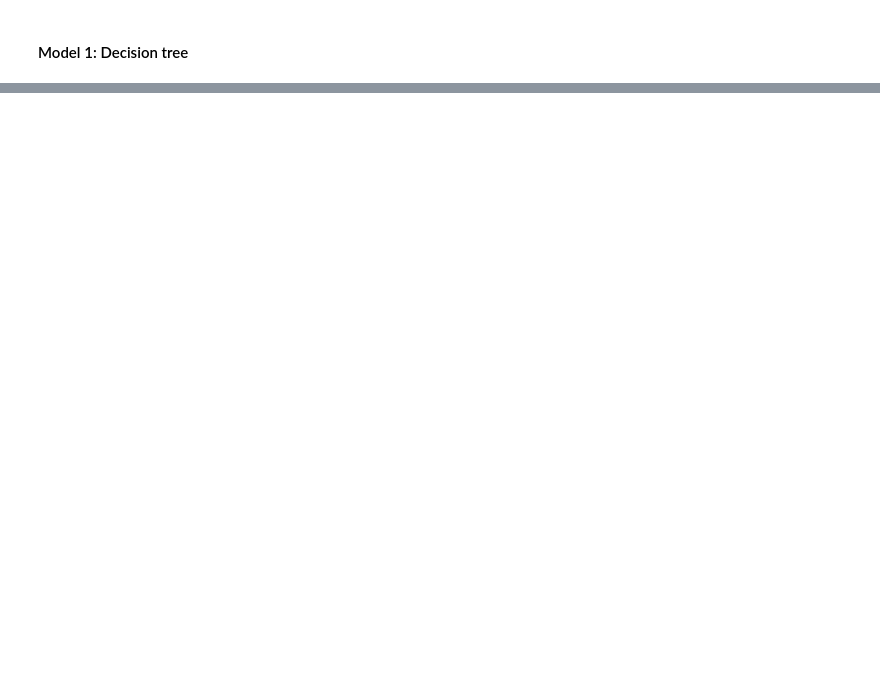
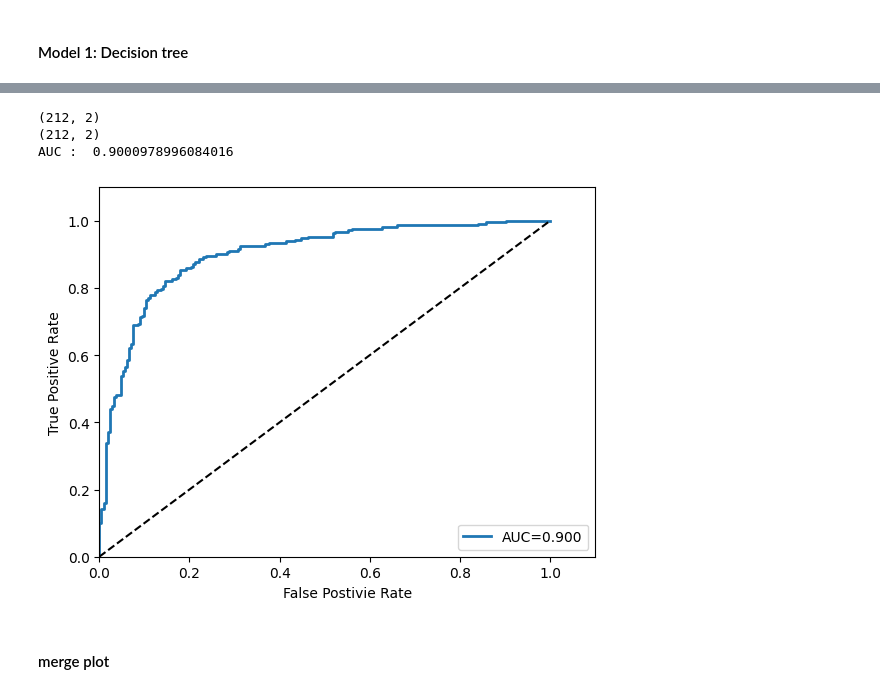
Before and after one commit to Liuzhe30/Emden, a Jupyter notebook: experiment/01-machine-learning-preliminary-experiment.ipynb, the cells around one changed output, grey strips where cells are left out. Saved outputs shown, nothing was run; the diff lists cells and outputs as text; code cells hidden in the pictures; blank space fills up the shorter version.

```diff
--- a/experiment/01-machine-learning-preliminary-experiment.ipynb
+++ b/experiment/01-machine-learning-preliminary-experiment.ipynb
@@ -127,0 +389,3 @@ ValueError: setting an array element with a sequence.
+# %%
+clf_knn = KNeighborsClassifier(n_neighbors = 40)
+clf_knn.fit(X_train,y_train)
@@ -127,0 +460,3 @@ ValueError: setting an array element with a sequence.
+# %%
+clf_xgb = xgb.XGBClassifier(n_estimators=170)
+clf_xgb.fit(X_train,y_train)
@@ -127,0 +536,3 @@ ValueError: setting an array element with a sequence.
+# %%
+clf_lgb = lgb.LGBMClassifier(max_depth=4, num_leaves=15)
+clf_lgb.fit(X_train,y_train)
@@ -127,0 +541,15 @@ ValueError: setting an array element with a sequence.
+# %%
+from tensorflow.keras.utils import to_categorical
+from sklearn.metrics import confusion_matrix, precision_score, accuracy_score,recall_score, f1_score,roc_auc_score
+
+y_score = clf_lgb.predict(X_test)
+y_score_pro = clf_lgb.predict_proba(X_test) # (212, 2)
+y_one_hot = to_categorical(y_test)
+y_score_one_hot = to_categorical(y_score)
+
+obj1 = confusion_matrix(y_test, y_score)
+print('confusion_matrix\n', obj1)
+print('accuracy:{}'.format(accuracy_score(y_test, y_score)))
+print('precision:{}'.format(precision_score(y_test, y_score)))
+print('recall:{}'.format(recall_score(y_test, y_score)))
+print('f1-score:{}'.format(f1_score(y_test, y_score)))
@@ -127,0 +564,24 @@ ValueError: setting an array element with a sequence.
+# %%
+import matplotlib.pyplot as plt
+%matplotlib inline
+from sklearn.metrics import roc_curve, auc
+print(y_one_hot.shape)
+print(y_score_pro.shape)
+fpr_lgb, tpr_lgb, thresholds = roc_curve(y_one_hot.ravel(),y_score_pro.ravel())
+auc_lgb = auc(fpr_lgb, tpr_lgb)
+print("AUC : ", auc_lgb)
+
+plt.plot(fpr_lgb, tpr_lgb, linewidth = 2,label='AUC=%.3f' % auc_lgb)
+plt.plot([0,1],[0,1], 'k--')
+plt.axis([0,1.1,0,1.1])
+plt.xlabel('False Postivie Rate')
+plt.ylabel('True Positive Rate')
+plt.legend(loc="lower right")
+plt.show()
+# %% [output]
+(212, 2)
+(212, 2)
+AUC :  0.9000978996084016
+[figure, added]
+# %% [markdown]
+#### merge plot
```
Also changed, not shown: parts of 35 cells of this notebook, 1 other file.
